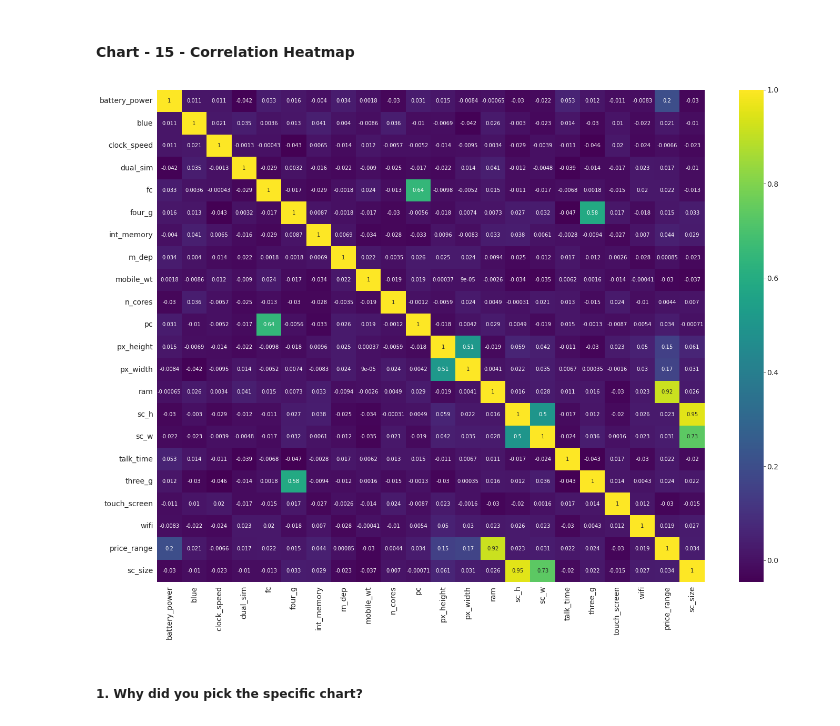
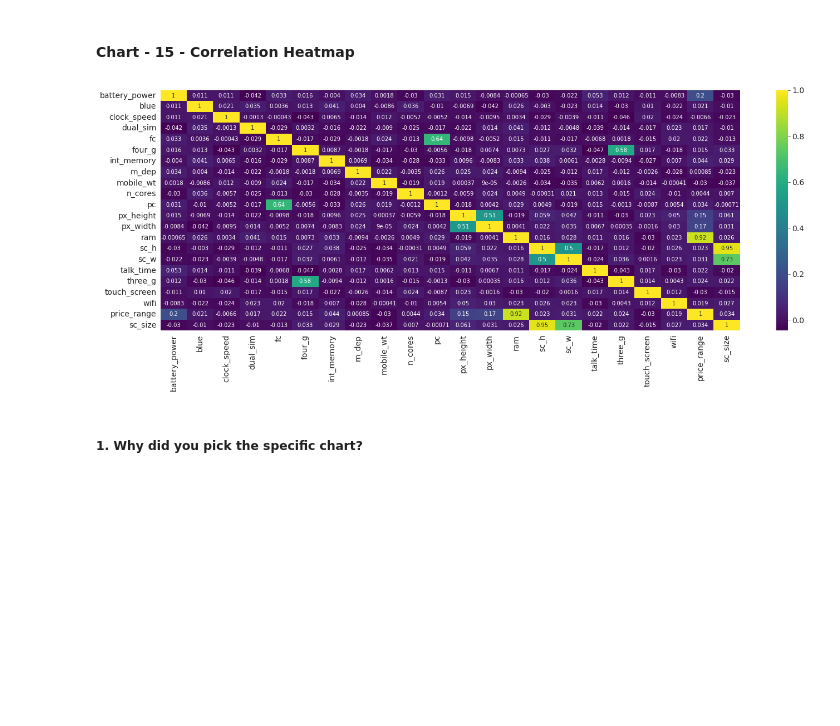
Before and after one commit to rajathAgalkote/MobilePriceRangePrediction_ML_classifier, a Jupyter notebook: Rajathadri_ML_Classifier_MobilePriceRangePrediction.ipynb, the cells around one changed output. Cells and saved outputs as stored; diff of their text form; code cells hidden in the pictures; blank space fills up the shorter version.

```diff
--- a/Rajathadri_ML_Classifier_MobilePriceRangePrediction.ipynb
+++ b/Rajathadri_ML_Classifier_MobilePriceRangePrediction.ipynb
@@ -995,14 +994,14 @@ Hence, we can claim that Wifi is not a determining factor in price range.
 # %%
 # Correlation Heatmap visualization code
 
 # Checking for multi-collinearity
 correlation = df.corr()
 
-plt.figure(figsize=[20, 15])
+plt.figure(figsize=[20, 8])
 sns.heatmap(correlation, cmap='viridis', annot=True, annot_kws={'fontsize': 10})
 plt.show()
 # %% [output]
-[figure, old version]
+[figure, new version]
 # %% [markdown]
 ##### 1. Why did you pick the specific chart?
 # %% [markdown]
```
Also changed, not shown: parts of 63 cells of this notebook.
